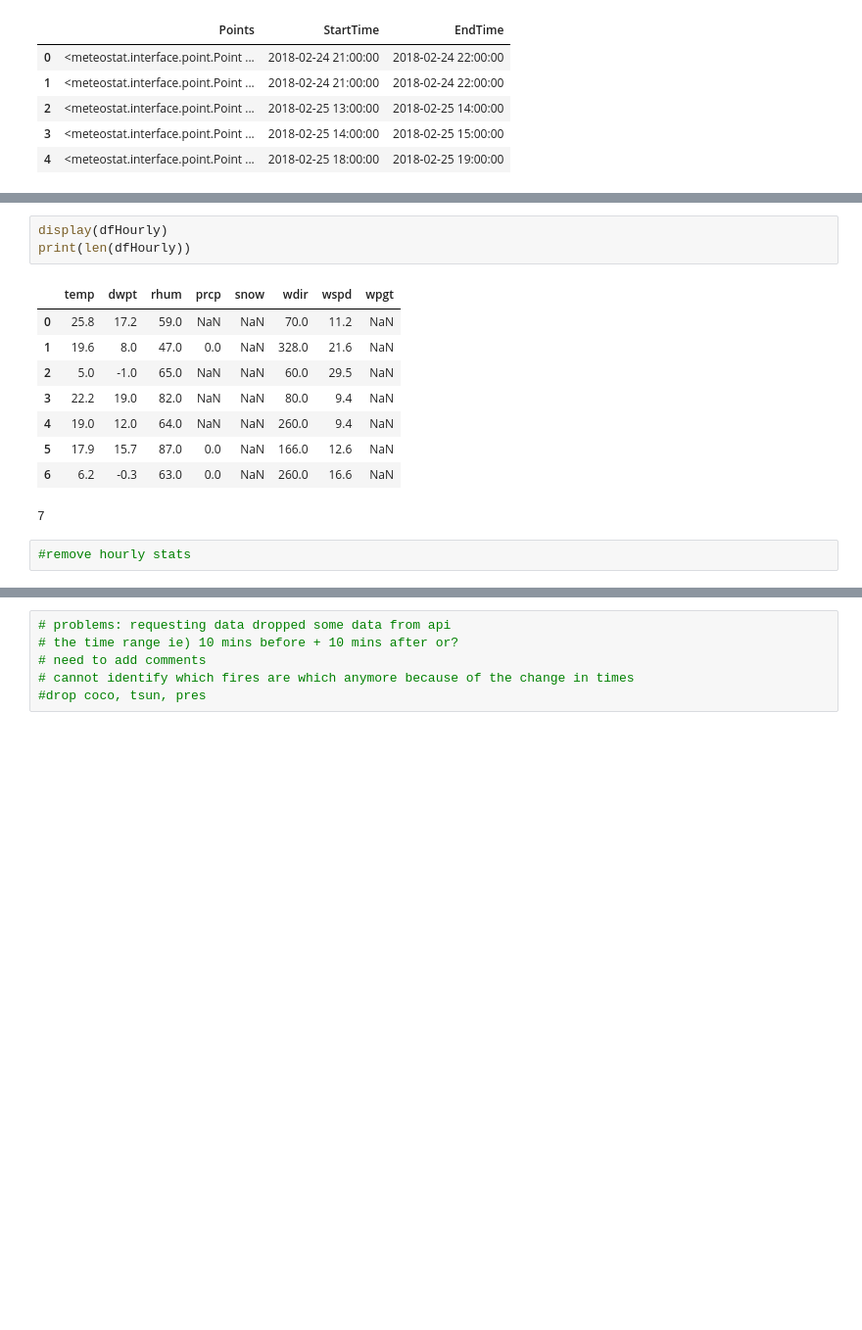
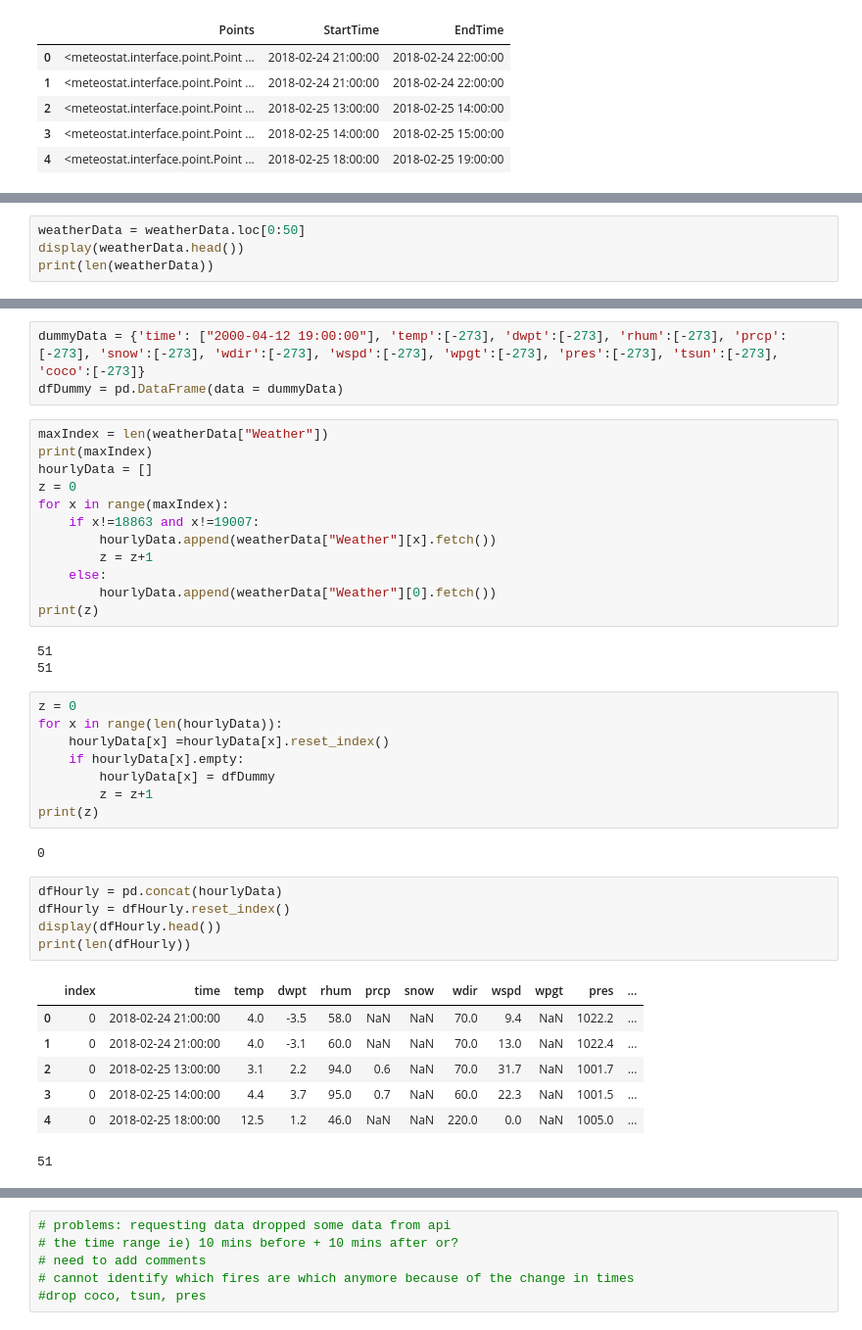
Before and after one commit to AmyLDunn/CSI4142-Project, a Jupyter notebook: code/GetWeatherData.ipynb, the cells around one changed output, grey strips where cells are left out. Shown at 98% size. Cells and saved outputs as stored; diff of their text form; blank space fills up the shorter version.

```diff
--- a/code/GetWeatherData.ipynb
+++ b/code/GetWeatherData.ipynb
@@ -247,0 +254,4 @@ display(dfHourlyData.head())
+# %%
+weatherData = weatherData.loc[0:50]
+display(weatherData.head())
+print(len(weatherData))
@@ -274,15 +277,41 @@ dfHourly = dfHourly.drop(columns = {"level_0","index","tsun", "coco", "pres"})
-# %%
-display(dfHourly)
-print(len(dfHourly))
-# %% [output]
-|  | temp | dwpt | rhum | prcp | snow | wdir | wspd | wpgt |
-| 0 | 25.8 | 17.2 | 59.0 | NaN | NaN | 70.0 | 11.2 | NaN |
-| 1 | 19.6 | 8.0 | 47.0 | 0.0 | NaN | 328.0 | 21.6 | NaN |
-| 2 | 5.0 | -1.0 | 65.0 | NaN | NaN | 60.0 | 29.5 | NaN |
-| 3 | 22.2 | 19.0 | 82.0 | NaN | NaN | 80.0 | 9.4 | NaN |
-| 4 | 19.0 | 12.0 | 64.0 | NaN | NaN | 260.0 | 9.4 | NaN |
-| 5 | 17.9 | 15.7 | 87.0 | 0.0 | NaN | 166.0 | 12.6 | NaN |
-| 6 | 6.2 | -0.3 | 63.0 | 0.0 | NaN | 260.0 | 16.6 | NaN |
-7
-# %%
-#remove hourly stats
+# %%
+dummyData = {'time': ["2000-04-12 19:00:00"], 'temp':[-273], 'dwpt':[-273], 'rhum':[-273], 'prcp':[-273], 'snow':[-273], 'wdir':[-273], 'wspd':[-273], 'wpgt':[-273], 'pres':[-273], 'tsun':[-273], 'coco':[-273]}
+dfDummy = pd.DataFrame(data = dummyData)
+# %%
+maxIndex = len(weatherData["Weather"])
+print(maxIndex)
+hourlyData = []
+z = 0
+for x in range(maxIndex):
+    if x!=18863 and x!=19007:
+        hourlyData.append(weatherData["Weather"][x].fetch())
+        z = z+1
+    else:
+        hourlyData.append(weatherData["Weather"][0].fetch())
+print(z)
+# %% [output]
+51
+51
+# %%
+z = 0
+for x in range(len(hourlyData)):
+    hourlyData[x] =hourlyData[x].reset_index()
+    if hourlyData[x].empty:
+        hourlyData[x] = dfDummy
+        z = z+1
+print(z)
+# %% [output]
+0
+# %%
+dfHourly = pd.concat(hourlyData)
+dfHourly = dfHourly.reset_index()
+display(dfHourly.head())
+print(len(dfHourly))
+# %% [output]
+|  | index | time | temp | dwpt | rhum | prcp | snow | wdir | wspd | wpgt | pres | ... |
+| 0 | 0 | 2018-02-24 21:00:00 | 4.0 | -3.5 | 58.0 | NaN | NaN | 70.0 | 9.4 | NaN | 1022.2 | ... |
+| 1 | 0 | 2018-02-24 21:00:00 | 4.0 | -3.1 | 60.0 | NaN | NaN | 70.0 | 13.0 | NaN | 1022.4 | ... |
+| 2 | 0 | 2018-02-25 13:00:00 | 3.1 | 2.2 | 94.0 | 0.6 | NaN | 70.0 | 31.7 | NaN | 1001.7 | ... |
+| 3 | 0 | 2018-02-25 14:00:00 | 4.4 | 3.7 | 95.0 | 0.7 | NaN | 60.0 | 22.3 | NaN | 1001.5 | ... |
+| 4 | 0 | 2018-02-25 18:00:00 | 12.5 | 1.2 | 46.0 | NaN | NaN | 220.0 | 0.0 | NaN | 1005.0 | ... |
+51
```
Also changed, not shown: parts of 31 cells of this notebook, 1 other file.
